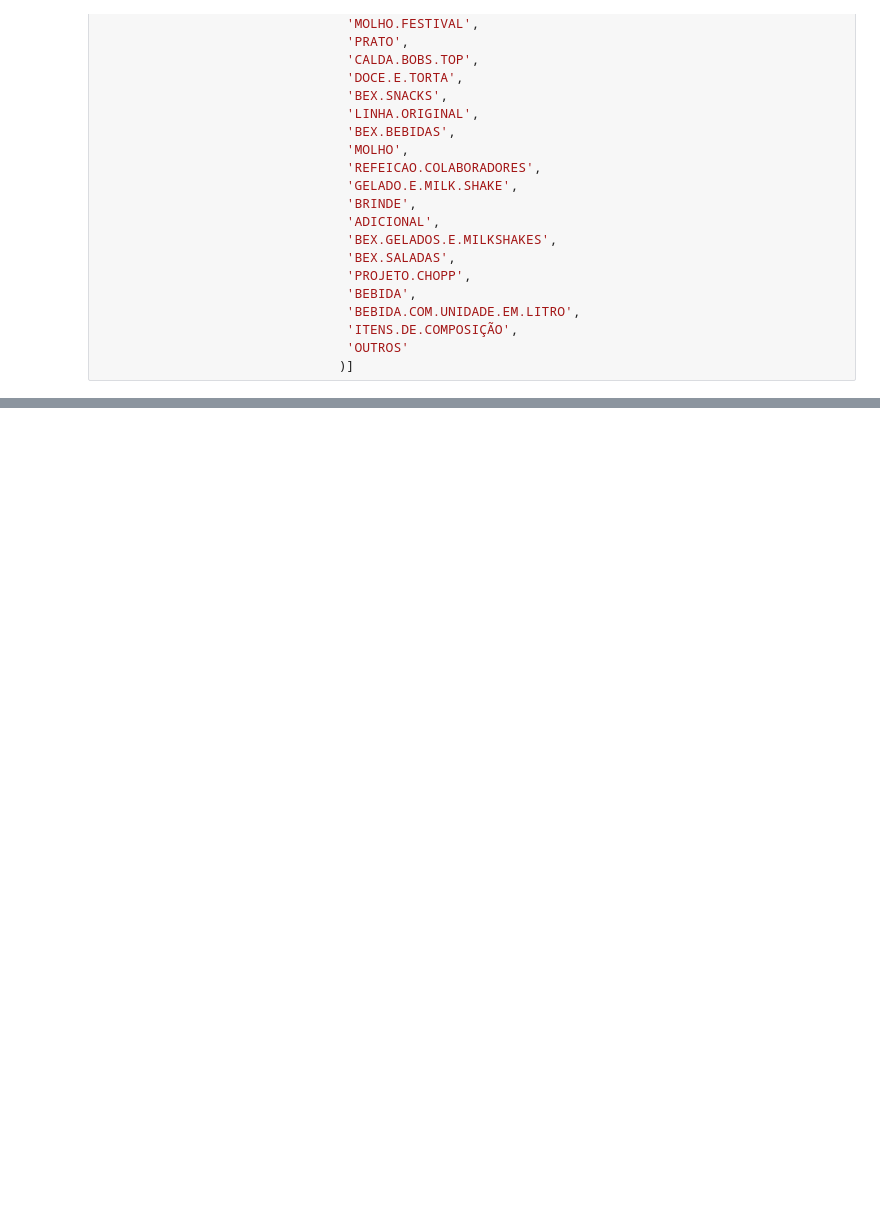
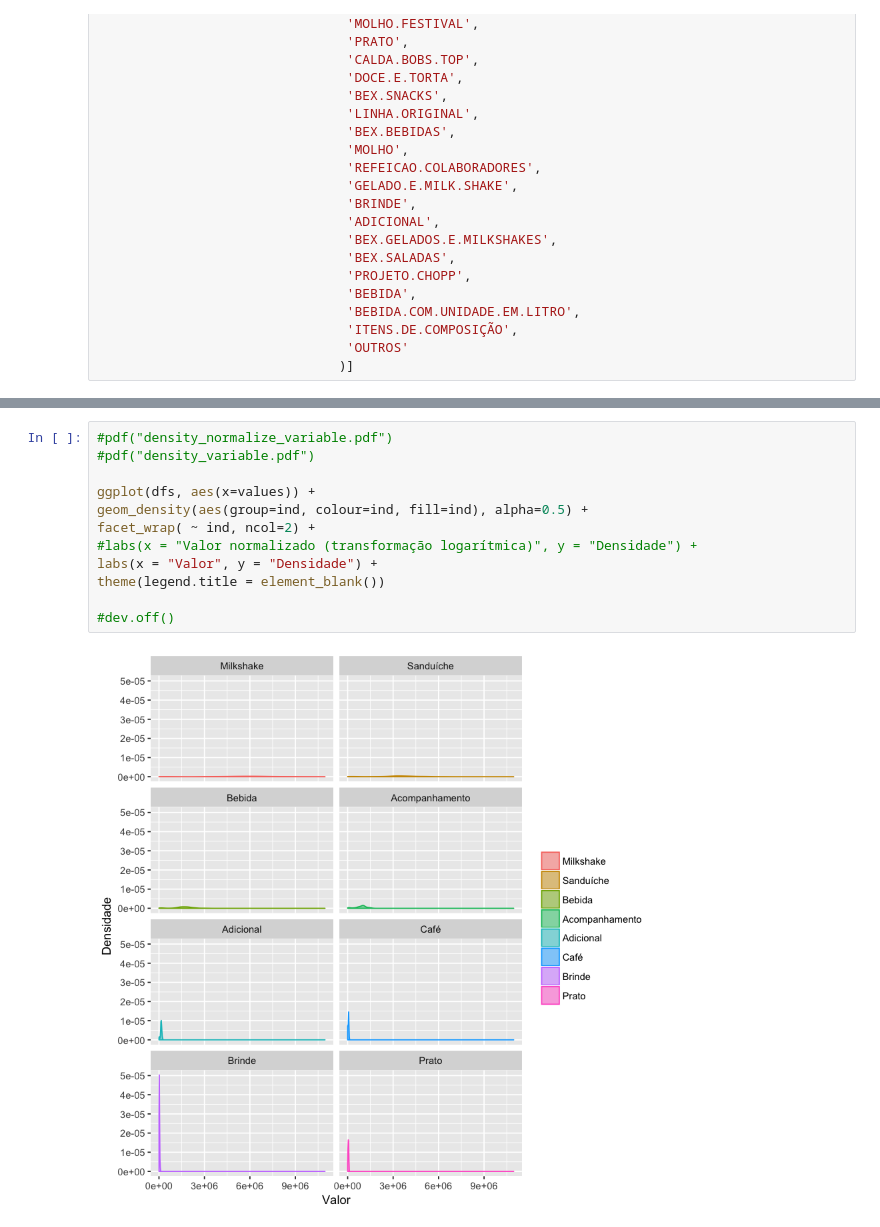
Before and after one commit to robson-fernandes/bayesian-networks-lab, a Jupyter notebook: notebooks/Relevant Variables - SP.ipynb, the cells around one changed output, grey strips where cells are left out. Saved outputs shown, nothing was run; the diff lists cells and outputs as text; blank space fills up the shorter version.

```diff
--- a/notebooks/Relevant Variables - SP.ipynb
+++ b/notebooks/Relevant Variables - SP.ipynb
@@ -148,0 +319,14 @@ SACHET.MOLHO.PINCANHA      0.01516
+# %%
+#pdf("density_normalize_variable.pdf")
+#pdf("density_variable.pdf")
+
+ggplot(dfs, aes(x=values)) +
+geom_density(aes(group=ind, colour=ind, fill=ind), alpha=0.5) +
+facet_wrap( ~ ind, ncol=2) +
+#labs(x = "Valor normalizado (transformação logarítmica)", y = "Densidade") +
+labs(x = "Valor", y = "Densidade") +
+theme(legend.title = element_blank())
+
+#dev.off()
+# %% [output]
+[figure, added]
```
Also changed, not shown: parts of 25 cells of this notebook, 37 other files.
